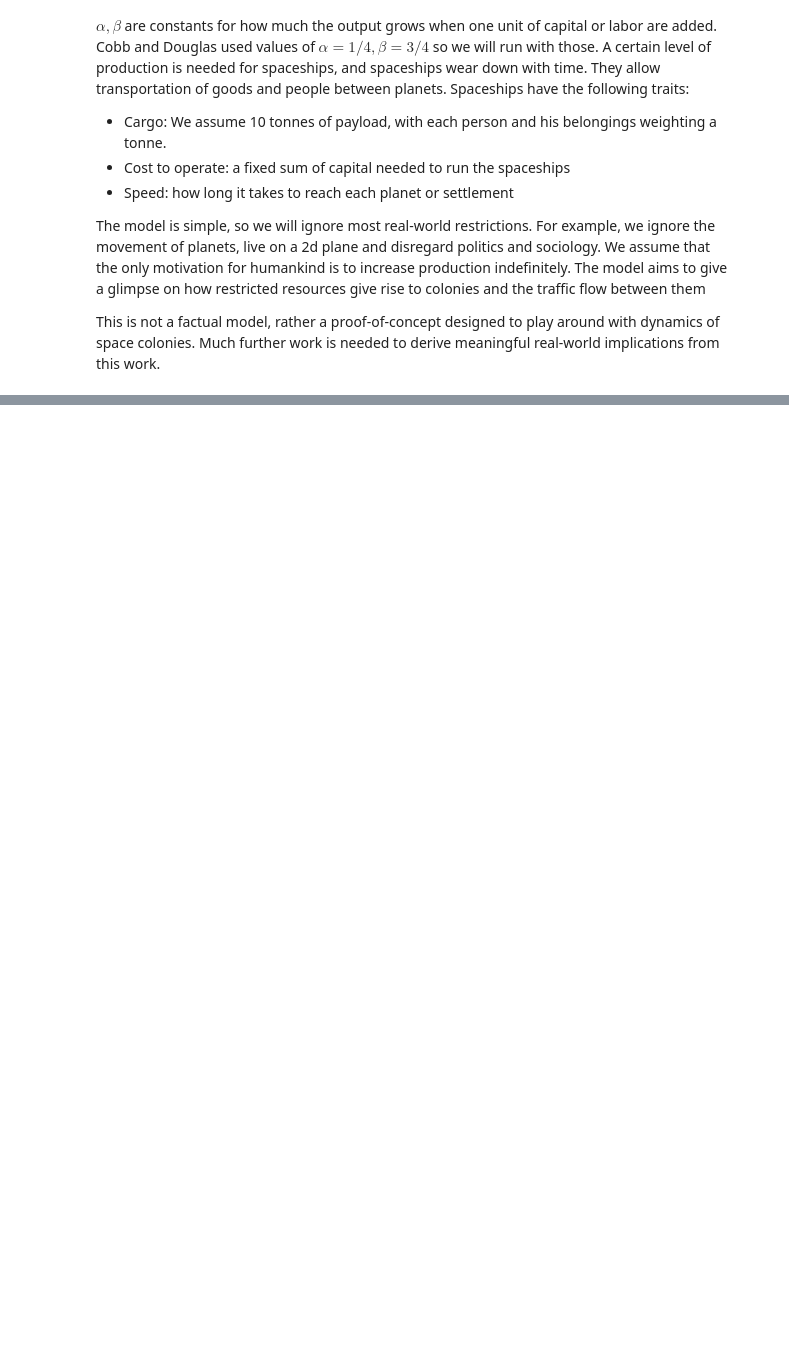
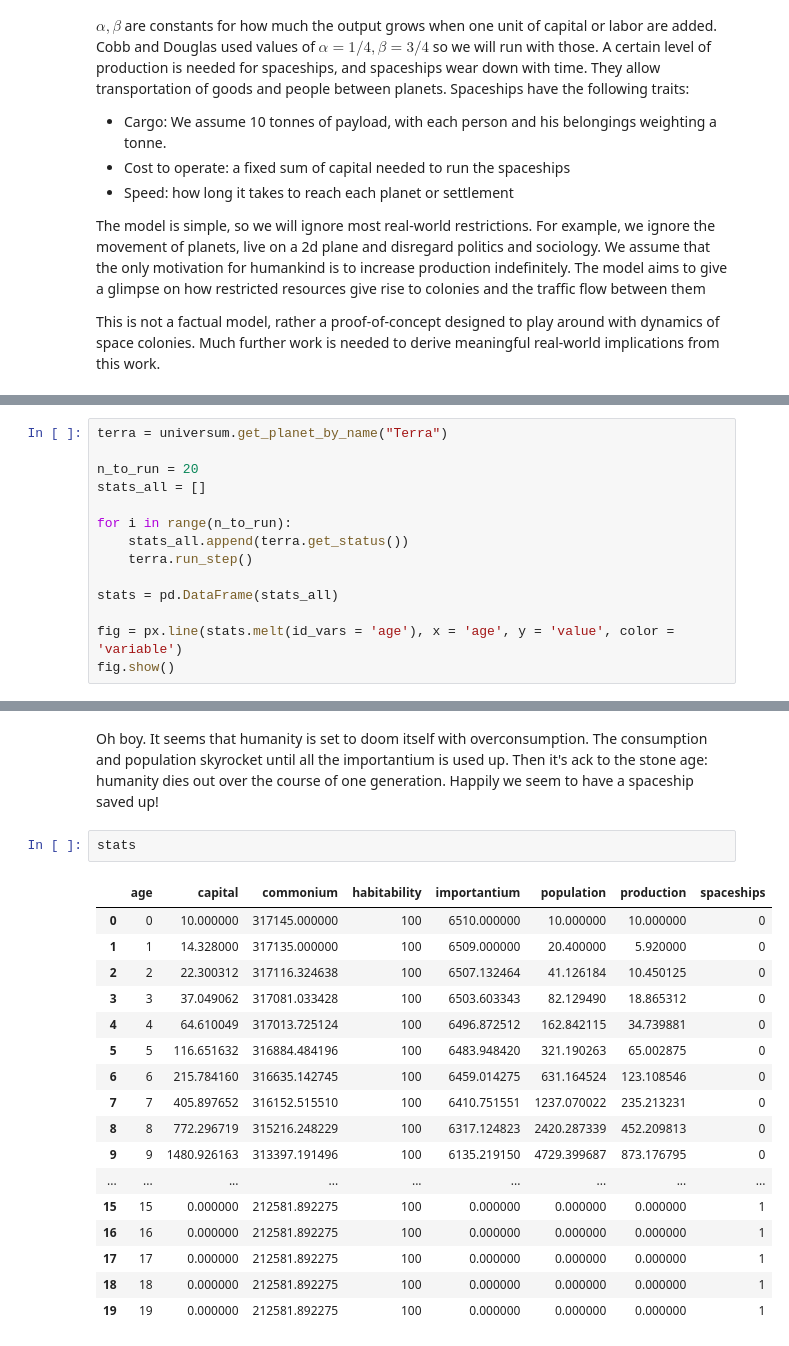
Before and after one commit to OsqNie/colonies, a Jupyter notebook: src/Agent-based model of space colonies.ipynb, the cells around one changed output, grey strips where cells are left out. Drawn from its saved outputs; the diff is of its cells as text; blank space fills up the shorter version.

```diff
--- a/src/Agent-based model of space colonies.ipynb
+++ b/src/Agent-based model of space colonies.ipynb
@@ -160,0 +238,14 @@ fig.show()
+# %%
+terra = universum.get_planet_by_name("Terra")
+
+n_to_run = 20
+stats_all = []
+
+for i in range(n_to_run):
+    stats_all.append(terra.get_status())
+    terra.run_step()
+
+stats = pd.DataFrame(stats_all)
+
+fig = px.line(stats.melt(id_vars = 'age'), x = 'age', y = 'value', color = 'variable')
+fig.show()
@@ -160,0 +254,22 @@ fig.show()
+# %% [markdown]
+Oh boy. It seems that humanity is set to doom itself with overconsumption. The consumption and population skyrocket until all the importantium is used up. Then it's ack to the stone age: humanity dies out over the course of one generation. Happily we seem to have a spaceship saved up!
+# %%
+stats
+# %% [output]
+|  | age | capital | commonium | habitability | importantium | population | production | spaceships |
+| 0 | 0 | 10.000000 | 317145.000000 | 100 | 6510.000000 | 10.000000 | 10.000000 | 0 |
+| 1 | 1 | 14.328000 | 317135.000000 | 100 | 6509.000000 | 20.400000 | 5.920000 | 0 |
+| 2 | 2 | 22.300312 | 317116.324638 | 100 | 6507.132464 | 41.126184 | 10.450125 | 0 |
+| 3 | 3 | 37.049062 | 317081.033428 | 100 | 6503.603343 | 82.129490 | 18.865312 | 0 |
+| 4 | 4 | 64.610049 | 317013.725124 | 100 | 6496.872512 | 162.842115 | 34.739881 | 0 |
+| 5 | 5 | 116.651632 | 316884.484196 | 100 | 6483.948420 | 321.190263 | 65.002875 | 0 |
+| 6 | 6 | 215.784160 | 316635.142745 | 100 | 6459.014275 | 631.164524 | 123.108546 | 0 |
+| 7 | 7 | 405.897652 | 316152.515510 | 100 | 6410.751551 | 1237.070022 | 235.213231 | 0 |
+| 8 | 8 | 772.296719 | 315216.248229 | 100 | 6317.124823 | 2420.287339 | 452.209813 | 0 |
+| 9 | 9 | 1480.926163 | 313397.191496 | 100 | 6135.219150 | 4729.399687 | 873.176795 | 0 |
+| ... | ... | ... | ... | ... | ... | ... | ... | ... |
+| 15 | 15 | 0.000000 | 212581.892275 | 100 | 0.000000 | 0.000000 | 0.000000 | 1 |
+| 16 | 16 | 0.000000 | 212581.892275 | 100 | 0.000000 | 0.000000 | 0.000000 | 1 |
+| 17 | 17 | 0.000000 | 212581.892275 | 100 | 0.000000 | 0.000000 | 0.000000 | 1 |
+| 18 | 18 | 0.000000 | 212581.892275 | 100 | 0.000000 | 0.000000 | 0.000000 | 1 |
+| 19 | 19 | 0.000000 | 212581.892275 | 100 | 0.000000 | 0.000000 | 0.000000 | 1 |
```
Also changed, not shown: parts of 8 cells of this notebook.
